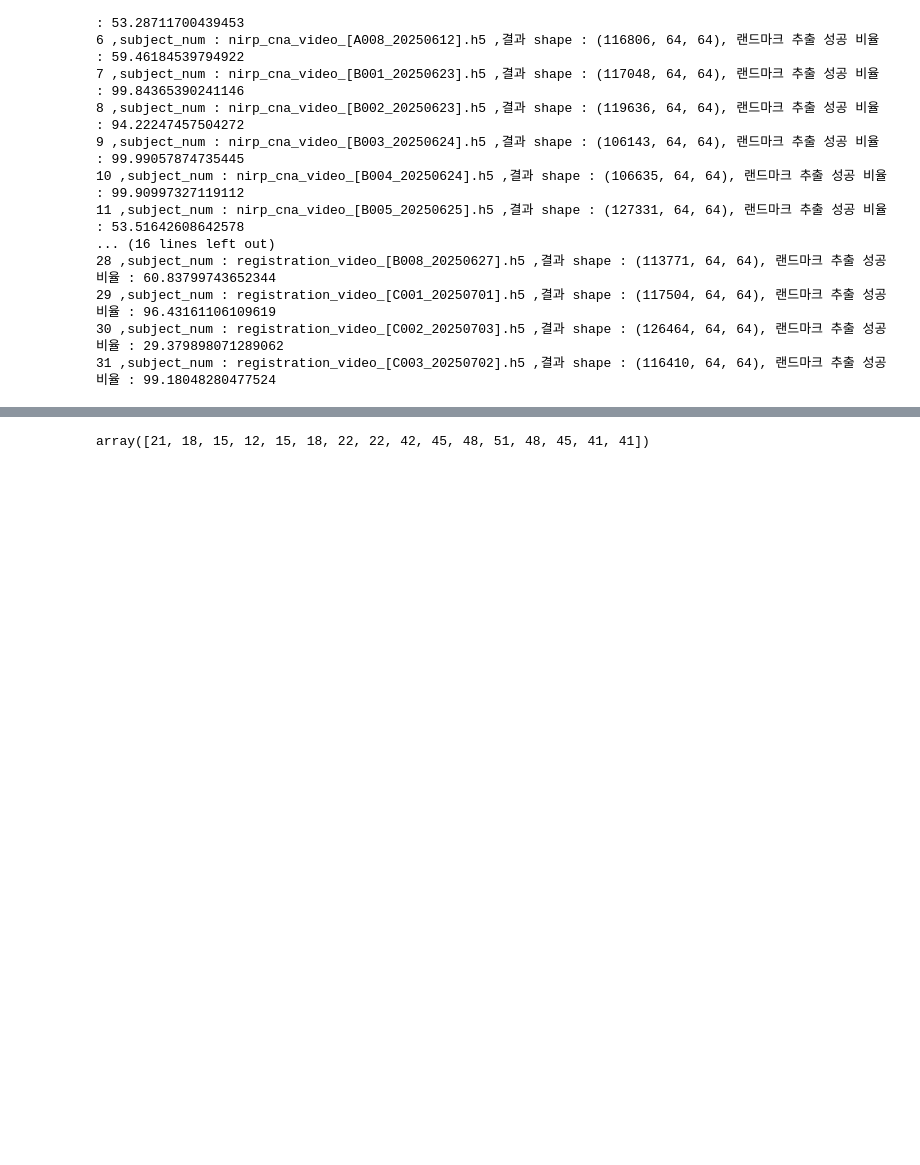
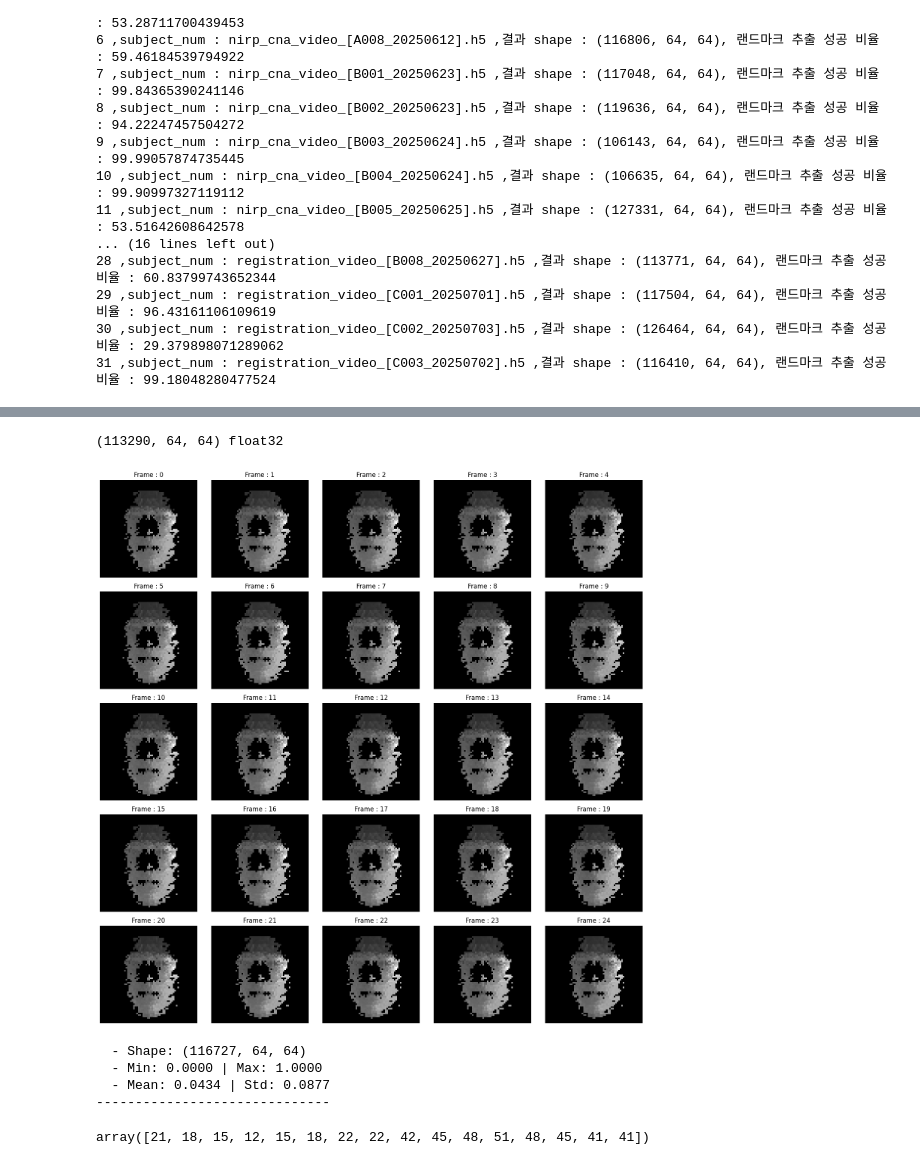
Before and after one commit to kkm2001-design/rppg, a Jupyter notebook: data/codes/h5/basic_usage_nir_test_after_Revised.ipynb, the cells around one changed output, grey strips where cells are left out. Saved outputs shown, nothing was run; the diff lists cells and outputs as text; code cells hidden in the pictures; blank space fills up the shorter version.

```diff
--- a/data/codes/h5/basic_usage_nir_test_after_Revised.ipynb
+++ b/data/codes/h5/basic_usage_nir_test_after_Revised.ipynb
@@ -330,3 +330,60 @@ plt.show()
+# %%
+roi_point = (uv_numpy[425] * 64).astype(int)
+print(sub_data.shape, sub_data.dtype)
+aaa = 900*113
+f_ex = sub_data[aaa : aaa+25 ]
+
+
+roi_r_ls = [101, 118, 117, 123, 187, 207, 206, 36]
+roi_l_ls = [330, 347, 346, 352, 411, 427, 426, 266]
+roi_ls_all = roi_r_ls + roi_l_ls
+
+roi_coords = (uv_numpy[roi_ls_all] ).astype(int)
+roi_rows = roi_coords[:,0]
+roi_cols = roi_coords[:,1]
+
+
+
+# 2. ROI 인덱스
+colors = ['red', 'blue']
+uv_numpy = (MEDIAPIPE_UV_COORDINATES * 64).astype(int)
+
+roi_indices = {
+    "Left Cheek (330...)":  [330, 347, 346, 352, 411, 427, 426, 266],
+    "Right Cheek (101...)": [101, 118, 117, 123, 187, 207, 206, 36]
+}
+
+fig, axes = plt.subplots(5,5, figsize=(15,15)) #fig 가 전체 사진 , axes 가 subplot들 각각 한 칸
+axes = axes.flatten()
+sin_f = (f_ex == 0)
+
+for i, f in enumerate(f_ex) :
+    axes[i].imshow(f, cmap = 'gray')
+    axes[i].set_title(f"Frame : {i}")
+    axes[i].axis('off')
+
+        # ROI 점들 추출
+    roi_points = uv_numpy[roi_ls_all]
+
+        # 점 찍기
+    #axes[i].scatter(11 , 0 , s =20, c = 'blue')
+
+        #axes[i].scatter(roi_points[:,0], roi_points[:,1], s =20, c = color, label = name)
+plt.tight_layout()
+plt.show()
+# %% [output]
+(113290, 64, 64) float32
+[figure, added]
+# %%
+print(f"  - Shape: {sub_data.shape}")
+print(f"  - Min: {np.min(sub_data):.4f} | Max: {np.max(sub_data):.4f}")
+print(f"  - Mean: {np.mean(sub_data):.4f} | Std: {np.std(sub_data):.4f}")
+print("-" * 30)
+# %% [output]
+  - Shape: (116727, 64, 64)
+  - Min: 0.0000 | Max: 1.0000
+  - Mean: 0.0434 | Std: 0.0877
+------------------------------
 # %%
 roi_rows
 # %% [output]
```
Also changed, not shown: parts of 3 cells of this notebook, 14 other files.
